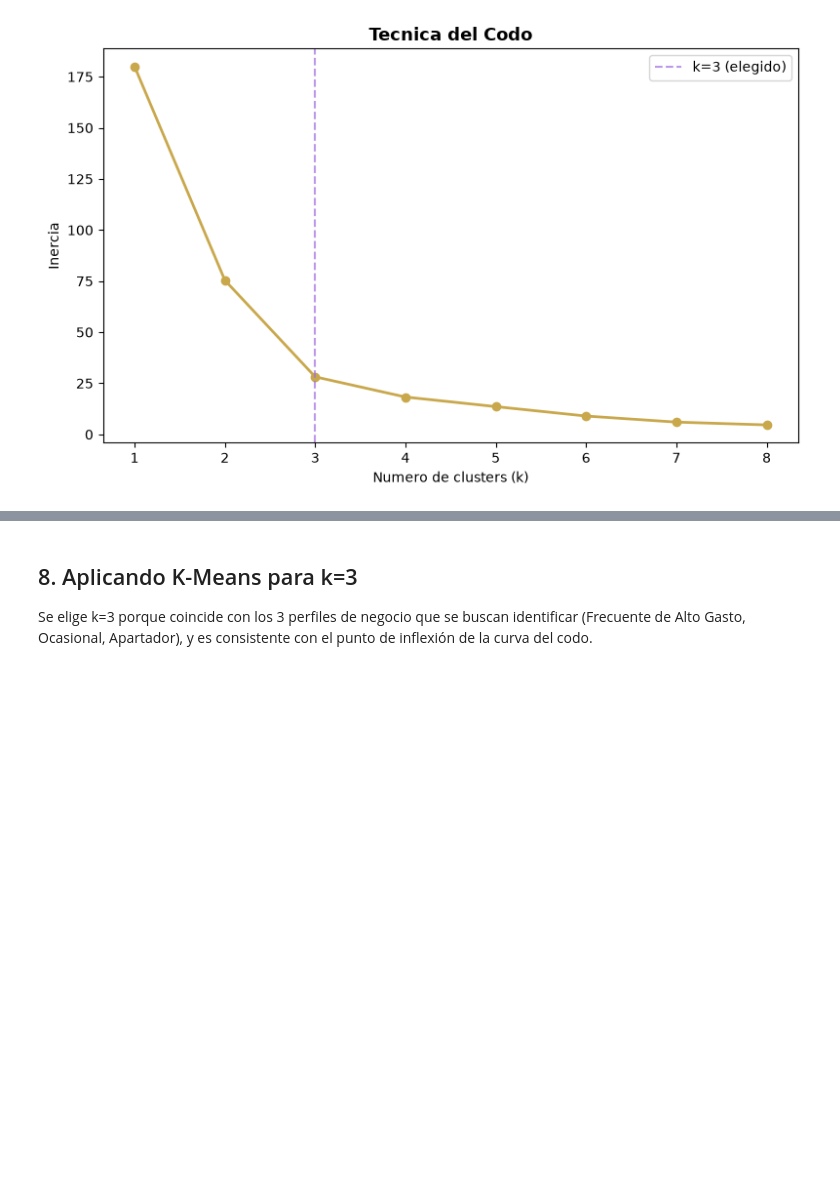
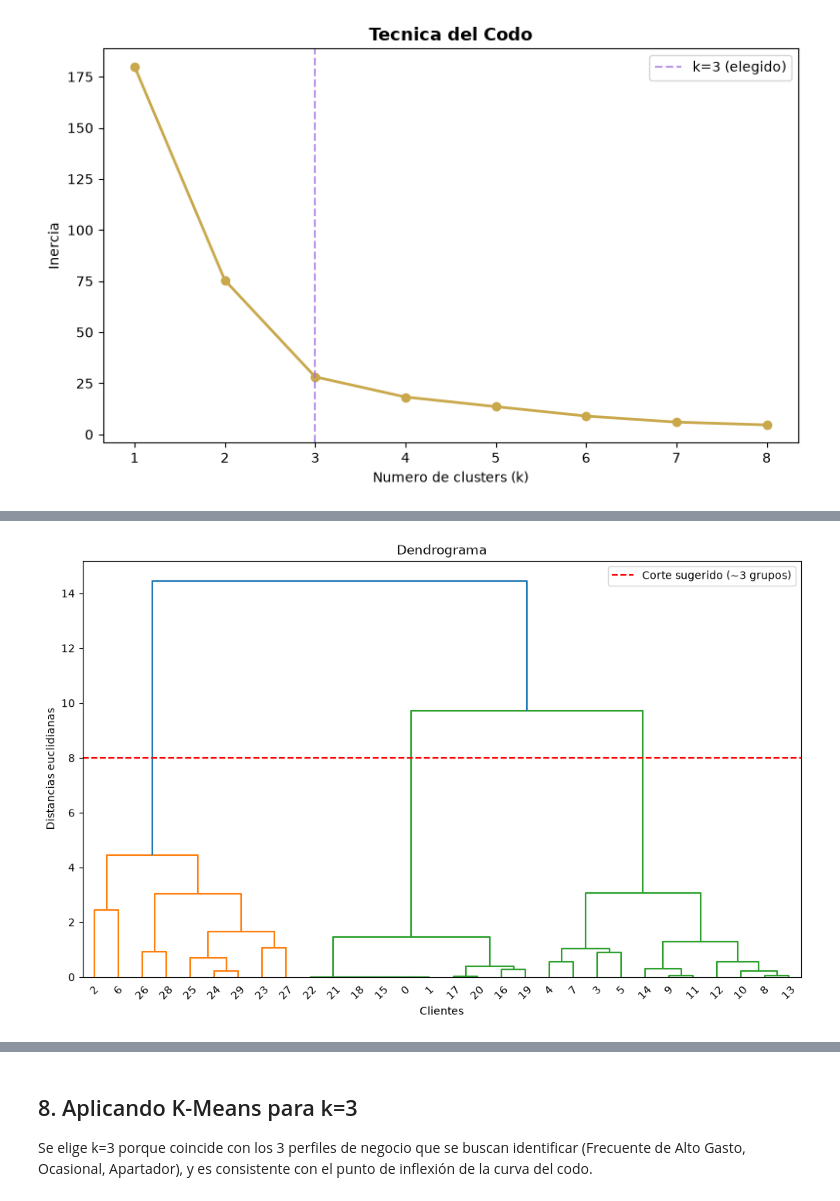
Before and after one commit to joyeria258076-cell/joyeria-diana-laura-ml, a Jupyter notebook: segmentacion_clientes.ipynb, the cells around one changed output, grey strips where cells are left out. Saved outputs shown, nothing was run; the diff lists cells and outputs as text; code cells hidden in the pictures; blank space fills up the shorter version.

```diff
--- a/segmentacion_clientes.ipynb
+++ b/segmentacion_clientes.ipynb
@@ -200,0 +205,13 @@ plt.show()
+# %%
+import scipy.cluster.hierarchy as sch
+
+plt.figure(figsize=[12, 7])
+dendrograma = sch.dendrogram(sch.linkage(X_escalado, method='ward'))
+plt.title('Dendrograma')
+plt.xlabel('Clientes')
+plt.ylabel('Distancias euclidianas')
+plt.axhline(y=8, color='red', linestyle='--', label='Corte sugerido (~3 grupos)')
+plt.legend()
+plt.show()
+# %% [output]
+[figure, added]
```
Also changed, not shown: parts of 3 cells of this notebook.
